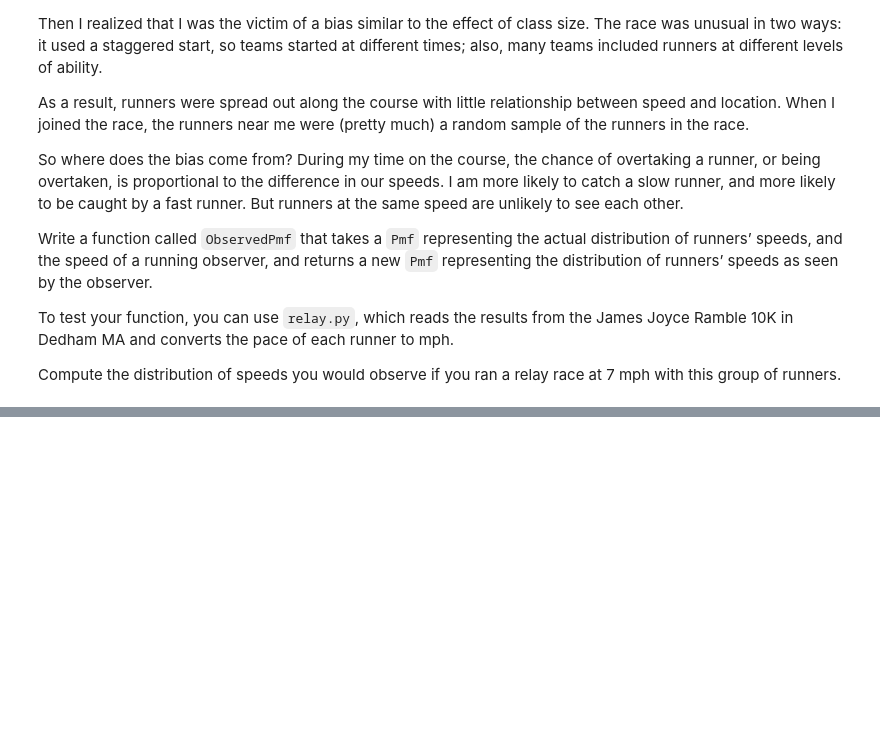
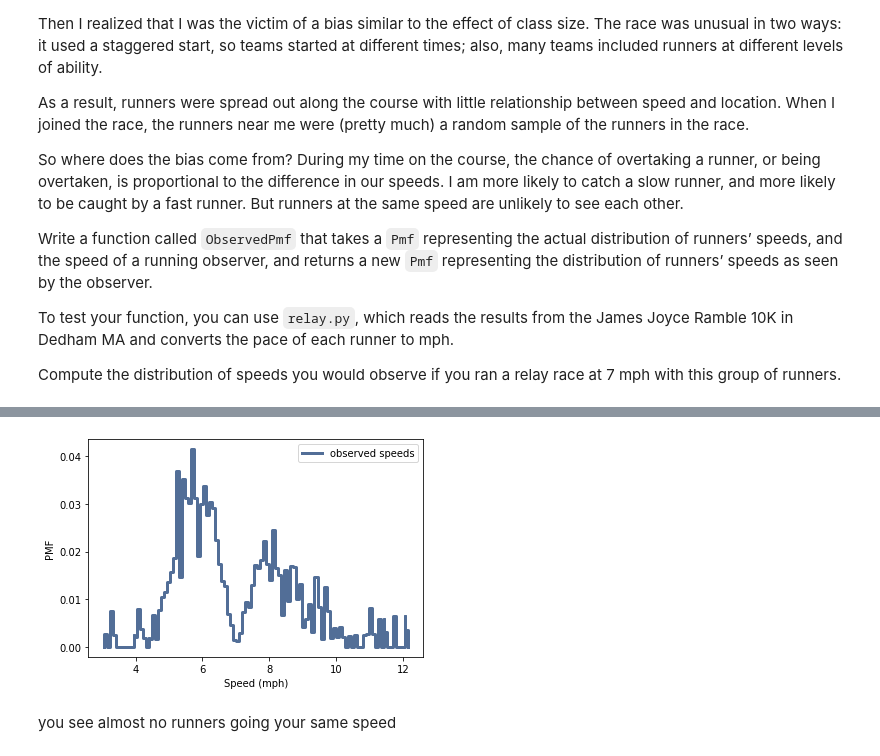
Before and after one commit to anterra/ThinkStats2, a Jupyter notebook: code/chap03ex.ipynb, the cells around one changed output, grey strips where cells are left out. Drawn from its saved outputs; the diff is of its cells as text; code cells hidden in the pictures; blank space fills up the shorter version.

```diff
--- a/code/chap03ex.ipynb
+++ b/code/chap03ex.ipynb
@@ -405,0 +449,16 @@ thinkplot.Config(xlabel='Speed (mph)', ylabel='PMF')
+# %%
+def ObservedPmf(pmf, speed, label=None):
+    new = pmf.Copy(label=label)
+    for val in new.Values():
+        diff = abs(val - speed)
+        new[val] *= diff
+    new.Normalize()
+    return new
+# %%
+biased = ObservedPmf(pmf, 7, label="observed speeds")
+thinkplot.Pmf(biased)
+thinkplot.Config(xlabel="Speed (mph)", ylabel="PMF")
+# %% [output]
+[figure, added]
+# %% [markdown]
+you see almost no runners going your same speed
```
Also changed, not shown: parts of 15 cells of this notebook.
